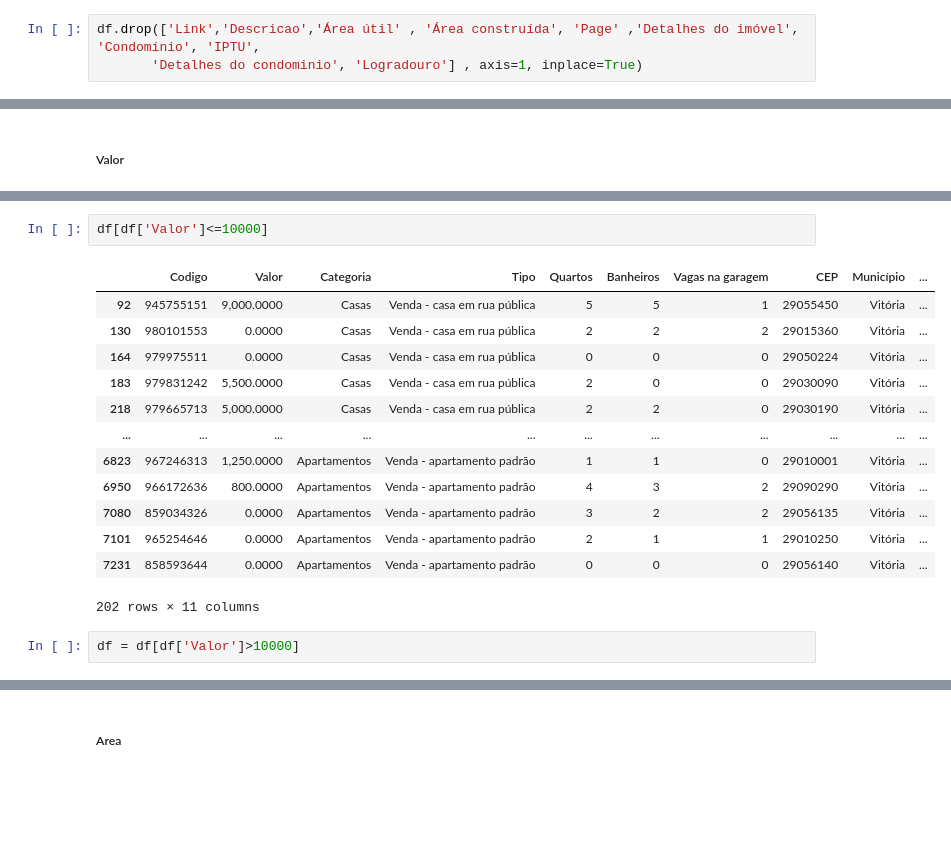
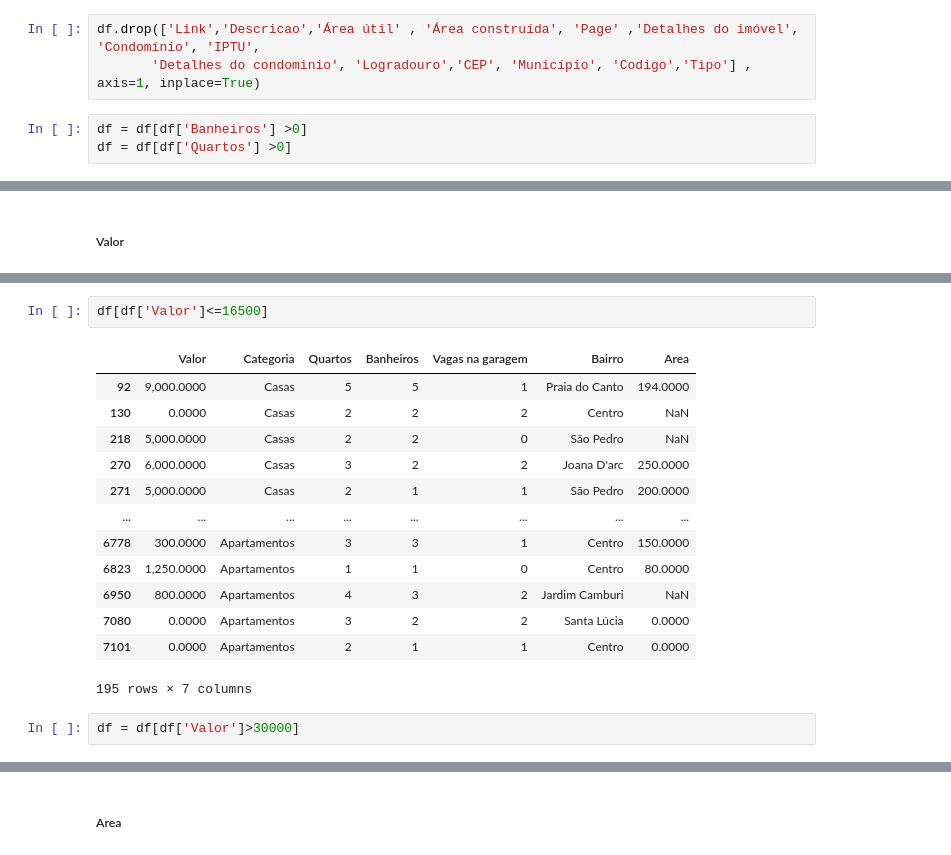
Before and after one commit to arthurcsp/mlStuff, a Jupyter notebook: Projects/OlxHousePricePrediction/Analysis/dataAnalysis.ipynb, the cells around one changed output, grey strips where cells are left out. Saved outputs shown, nothing was run; the diff lists cells and outputs as text; blank space fills up the shorter version.

```diff
--- a/Projects/OlxHousePricePrediction/Analysis/dataAnalysis.ipynb
+++ b/Projects/OlxHousePricePrediction/Analysis/dataAnalysis.ipynb
@@ -31,7 +31,10 @@ df['Banheiros'] = df['Banheiros'].fillna(0).map(lambda x : 5 if x=='5 ou mais' e
 df['Vagas na garagem'] = df['Vagas na garagem'].fillna(0).map(lambda x : 5 if x=='5 ou mais' else int(x))
 # %%
 df.drop(['Link','Descricao','Área útil' , 'Área construída', 'Page' ,'Detalhes do imóvel', 'Condomínio', 'IPTU',
-       'Detalhes do condominio', 'Logradouro'] , axis=1, inplace=True)
+       'Detalhes do condominio', 'Logradouro','CEP', 'Município', 'Codigo','Tipo'] , axis=1, inplace=True)
+# %%
+df = df[df['Banheiros'] >0]
+df = df[df['Quartos'] >0]
 # %% [markdown]
 ### Análise e remoção de outliers
 # %%
@@ -53,21 +65,21 @@ plt.show()
 # %%
-df[df['Valor']<=10000]
+df[df['Valor']<=16500]
 # %% [output]
-|  | Codigo | Valor | Categoria | Tipo | Quartos | Banheiros | Vagas na garagem | CEP | Município | ... |
-| 92 | 945755151 | 9,000.0000 | Casas | Venda - casa em rua pública | 5 | 5 | 1 | 29055450 | Vitória | ... |
-| 130 | 980101553 | 0.0000 | Casas | Venda - casa em rua pública | 2 | 2 | 2 | 29015360 | Vitória | ... |
-| 164 | 979975511 | 0.0000 | Casas | Venda - casa em rua pública | 0 | 0 | 0 | 29050224 | Vitória | ... |
-| 183 | 979831242 | 5,500.0000 | Casas | Venda - casa em rua pública | 2 | 0 | 0 | 29030090 | Vitória | ... |
-| 218 | 979665713 | 5,000.0000 | Casas | Venda - casa em rua pública | 2 | 2 | 0 | 29030190 | Vitória | ... |
-| ... | ... | ... | ... | ... | ... | ... | ... | ... | ... | ... |
-| 6823 | 967246313 | 1,250.0000 | Apartamentos | Venda - apartamento padrão | 1 | 1 | 0 | 29010001 | Vitória | ... |
-| 6950 | 966172636 | 800.0000 | Apartamentos | Venda - apartamento padrão | 4 | 3 | 2 | 29090290 | Vitória | ... |
-| 7080 | 859034326 | 0.0000 | Apartamentos | Venda - apartamento padrão | 3 | 2 | 2 | 29056135 | Vitória | ... |
-| 7101 | 965254646 | 0.0000 | Apartamentos | Venda - apartamento padrão | 2 | 1 | 1 | 29010250 | Vitória | ... |
-| 7231 | 858593644 | 0.0000 | Apartamentos | Venda - apartamento padrão | 0 | 0 | 0 | 29056140 | Vitória | ... |
+|  | Valor | Categoria | Quartos | Banheiros | Vagas na garagem | Bairro | Area |
+| 92 | 9,000.0000 | Casas | 5 | 5 | 1 | Praia do Canto | 194.0000 |
+| 130 | 0.0000 | Casas | 2 | 2 | 2 | Centro | NaN |
+| 218 | 5,000.0000 | Casas | 2 | 2 | 0 | São Pedro | NaN |
+| 270 | 6,000.0000 | Casas | 3 | 2 | 2 | Joana D'arc | 250.0000 |
+| 271 | 5,000.0000 | Casas | 2 | 1 | 1 | São Pedro | 200.0000 |
+| ... | ... | ... | ... | ... | ... | ... | ... |
+| 6778 | 300.0000 | Apartamentos | 3 | 3 | 1 | Centro | 150.0000 |
+| 6823 | 1,250.0000 | Apartamentos | 1 | 1 | 0 | Centro | 80.0000 |
+| 6950 | 800.0000 | Apartamentos | 4 | 3 | 2 | Jardim Camburi | NaN |
+| 7080 | 0.0000 | Apartamentos | 3 | 2 | 2 | Santa Lúcia | 0.0000 |
+| 7101 | 0.0000 | Apartamentos | 2 | 1 | 1 | Centro | 0.0000 |
-202 rows × 11 columns
+195 rows × 7 columns
 # %%
-df = df[df['Valor']>10000]
+df = df[df['Valor']>30000]
 # %%
 plt.figure(figsize=(40,10))
 plt.subplot(1,2,1)
```
Also changed, not shown: parts of 60 cells of this notebook, 3 other files.
